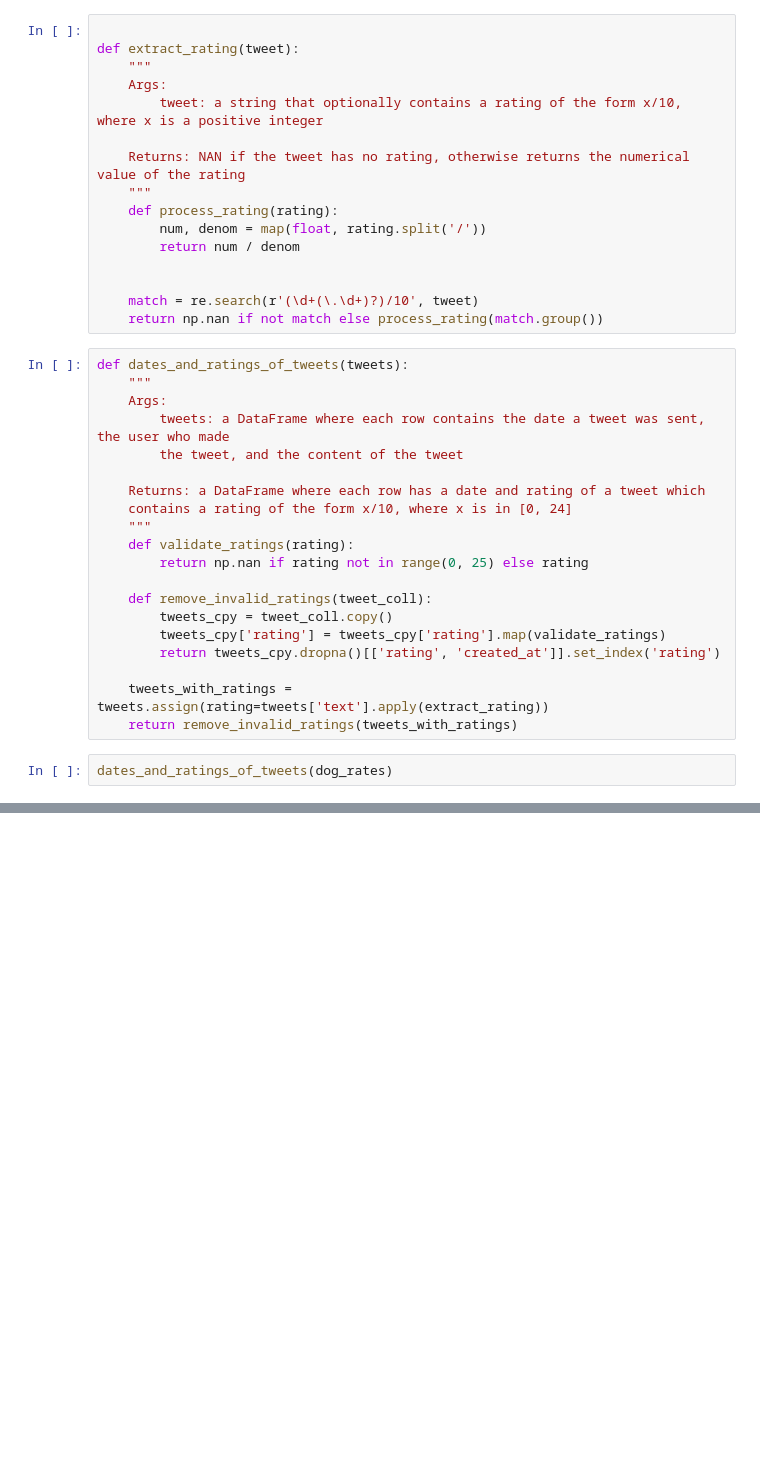
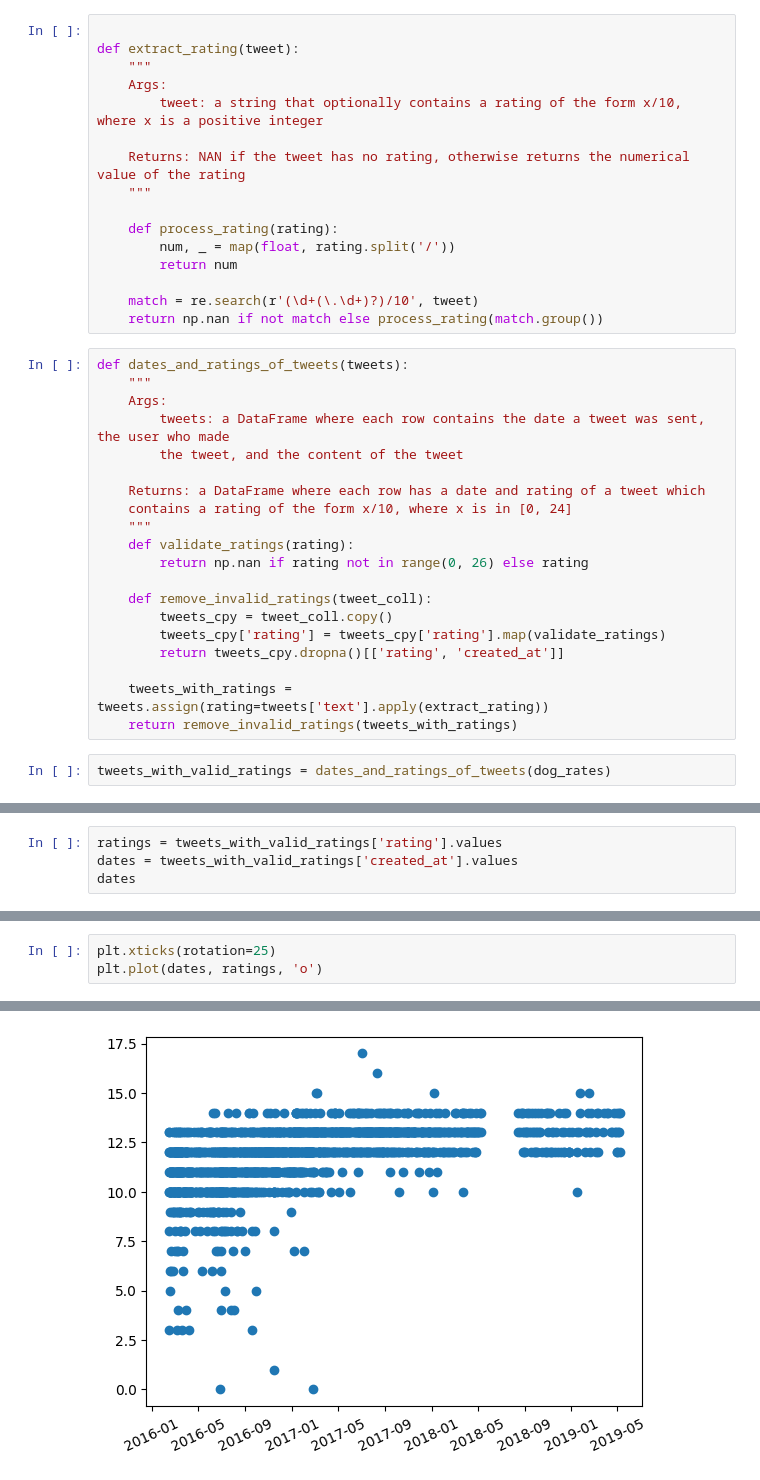
Before and after one commit to ebarylko/cmpt-353, a Jupyter notebook: assignment-2/dog-rates.ipynb, the cells around one changed output, grey strips where cells are left out. Drawn from its saved outputs; the diff is of its cells as text; blank space fills up the shorter version.

Commit message:
Finished plot of data without linear regression

```diff
--- a/assignment-2/dog-rates.ipynb
+++ b/assignment-2/dog-rates.ipynb
@@ -15,10 +56,10 @@ def extract_rating(tweet):
 
     Returns: NAN if the tweet has no rating, otherwise returns the numerical value of the rating
     """
+
     def process_rating(rating):
-        num, denom = map(float, rating.split('/'))
-        return num / denom
-
+        num, _ = map(float, rating.split('/'))
+        return num
 
     match = re.search(r'(\d+(\.\d+)?)/10', tweet)
     return np.nan if not match else process_rating(match.group())
@@ -33,14 +74,14 @@ def dates_and_ratings_of_tweets(tweets):
     contains a rating of the form x/10, where x is in [0, 24]
     """
     def validate_ratings(rating):
-        return np.nan if rating not in range(0, 25) else rating
+        return np.nan if rating not in range(0, 26) else rating
 
     def remove_invalid_ratings(tweet_coll):
         tweets_cpy = tweet_coll.copy()
         tweets_cpy['rating'] = tweets_cpy['rating'].map(validate_ratings)
-        return tweets_cpy.dropna()[['rating', 'created_at']].set_index('rating')
+        return tweets_cpy.dropna()[['rating', 'created_at']]
 
     tweets_with_ratings = tweets.assign(rating=tweets['text'].apply(extract_rating))
     return remove_invalid_ratings(tweets_with_ratings)
 # %%
-dates_and_ratings_of_tweets(dog_rates)
+tweets_with_valid_ratings = dates_and_ratings_of_tweets(dog_rates)
@@ -48,0 +88,4 @@ NameError: name 'dog_rates' is not defined
+# %%
+ratings = tweets_with_valid_ratings['rating'].values
+dates = tweets_with_valid_ratings['created_at'].values
+dates
@@ -48,0 +97,4 @@ NameError: name 'dog_rates' is not defined
+# %%
+plt.xticks(rotation=25)
+plt.plot(dates, ratings, 'o')
+# %% [output]
@@ -48,0 +102 @@ NameError: name 'dog_rates' is not defined
+[figure, added]
```
Also changed, not shown: parts of 6 cells of this notebook, 1 other file.
